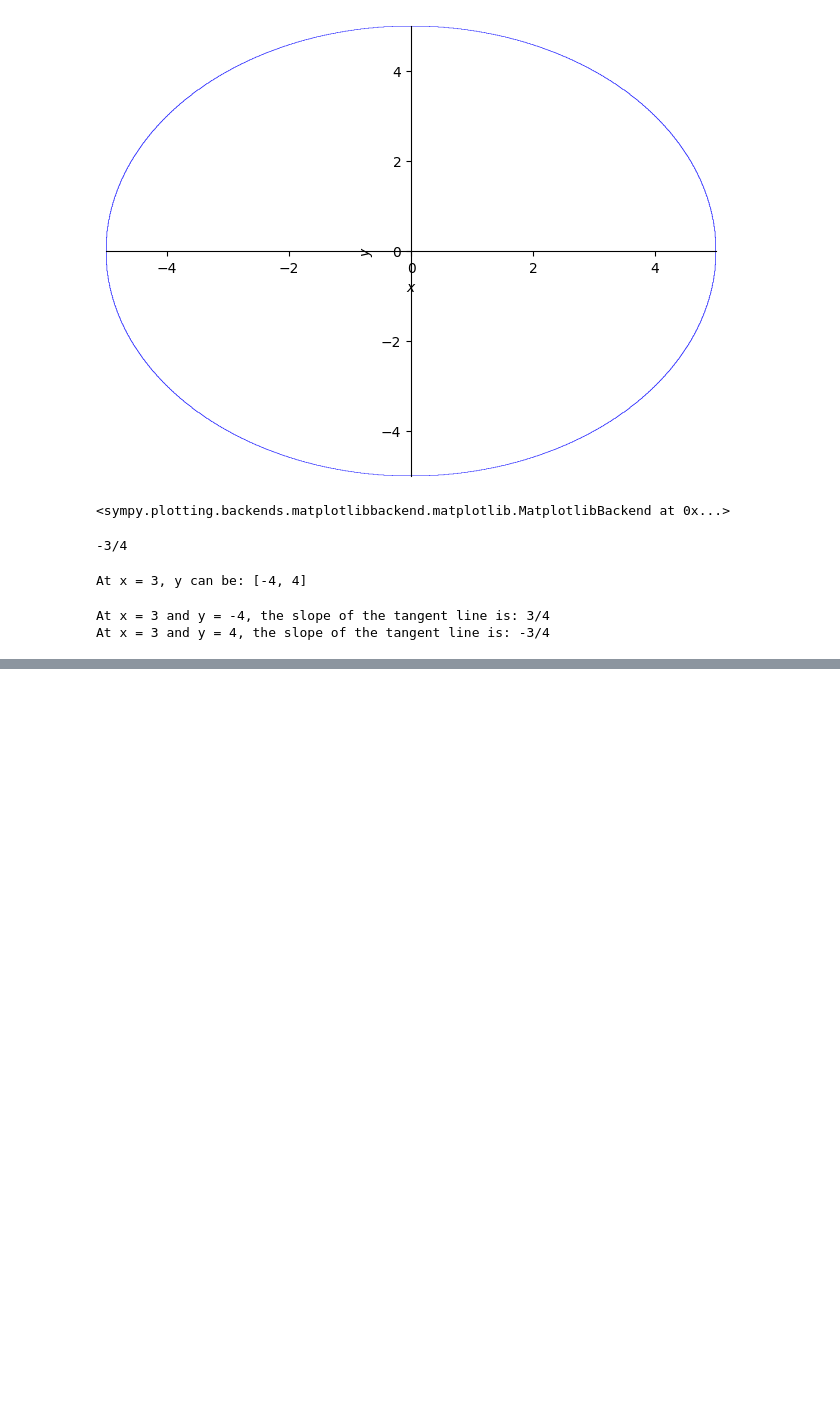
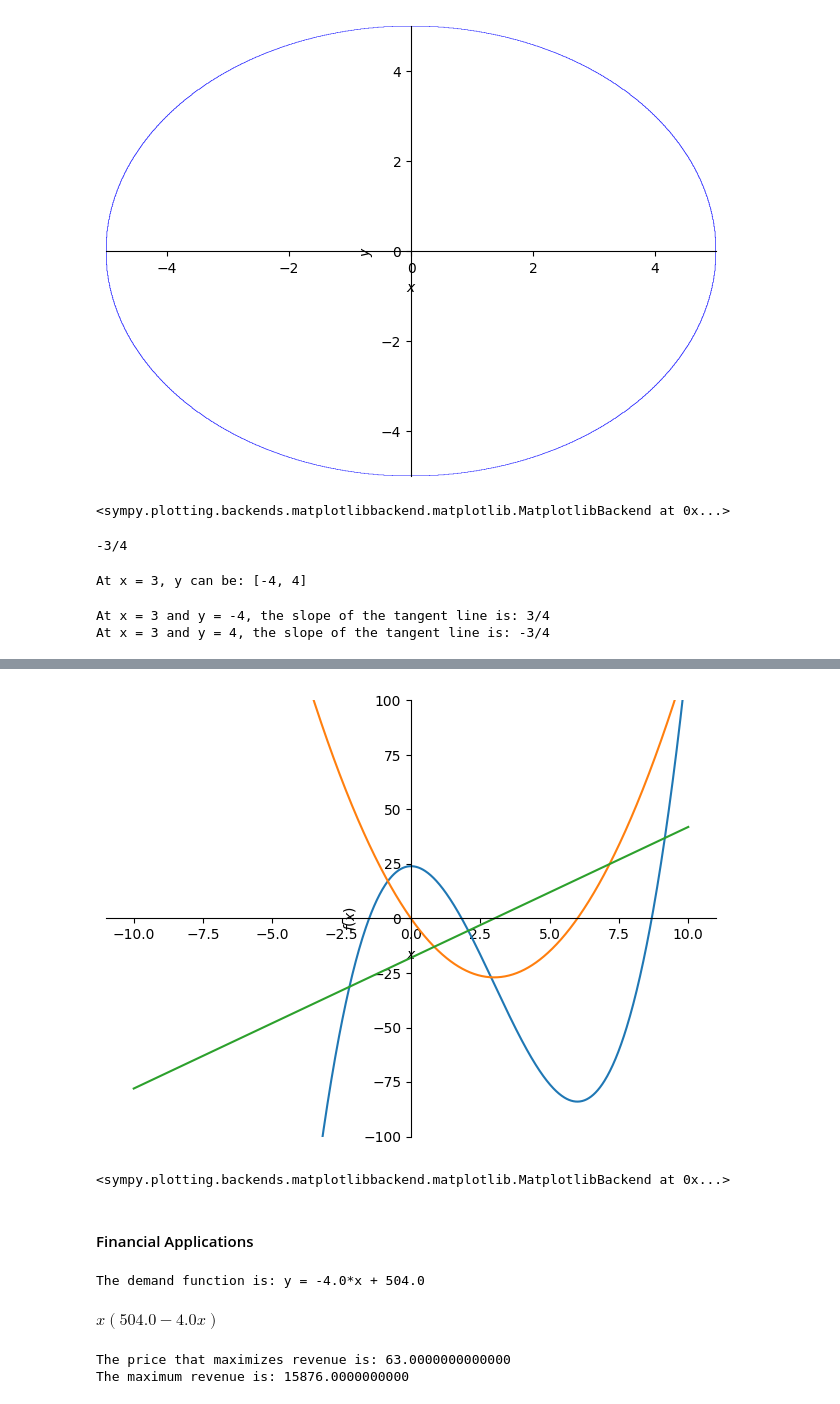
Before and after one commit to InsaneJSK/LearnInPublic, a Jupyter notebook: calculus/derivatives.ipynb, the cells around one changed output, grey strips where cells are left out. Saved outputs shown, nothing was run; the diff lists cells and outputs as text; code cells hidden in the pictures; blank space fills up the shorter version.

```diff
--- a/calculus/derivatives.ipynb
+++ b/calculus/derivatives.ipynb
@@ -124,0 +181,34 @@ At x = 3 and y = 4, the slope of the tangent line is: -3/4
+# %%
+sp.plot(eq, first, second, ylim = [-100,100])
+# %% [output]
+[figure, added]
+<sympy.plotting.backends.matplotlibbackend.matplotlib.MatplotlibBackend at 0x...>
+# %% [markdown]
+#### Financial Applications
+# %%
+# Maximum Revenue Problem
+x_price1, y_demand1 = 6, 480
+x_price2, y_demand2 = 7, 476
+
+slope = (y_demand2 - y_demand1) / (x_price2 - x_price1)
+y_intercept = y_demand1 - slope * x_price1
+print(f"The demand function is: y = {slope}*x + {y_intercept}")
+# %% [output]
+The demand function is: y = -4.0*x + 504.0
+# %%
+import sympy as sp
+x, y = sp.symbols('x y')
+demand = slope * x + y_intercept
+revenue = x * demand
+revenue
+# %% [output]
+$\displaystyle x \left(504.0 - 4.0 x\right)$
+# %%
+max_revenue = sp.diff(revenue, x)
+max_x = sp.solve(max_revenue, x)
+max_y = demand.subs(x, max_x[0])
+print(f"The price that maximizes revenue is: {max_x[0]}")
+print(f"The maximum revenue is: {max_y * max_x[0]}")
+# %% [output]
+The price that maximizes revenue is: 63.0000000000000
+The maximum revenue is: 15876.0000000000
```
Also changed, not shown: parts of 11 cells of this notebook, 1 other file.
